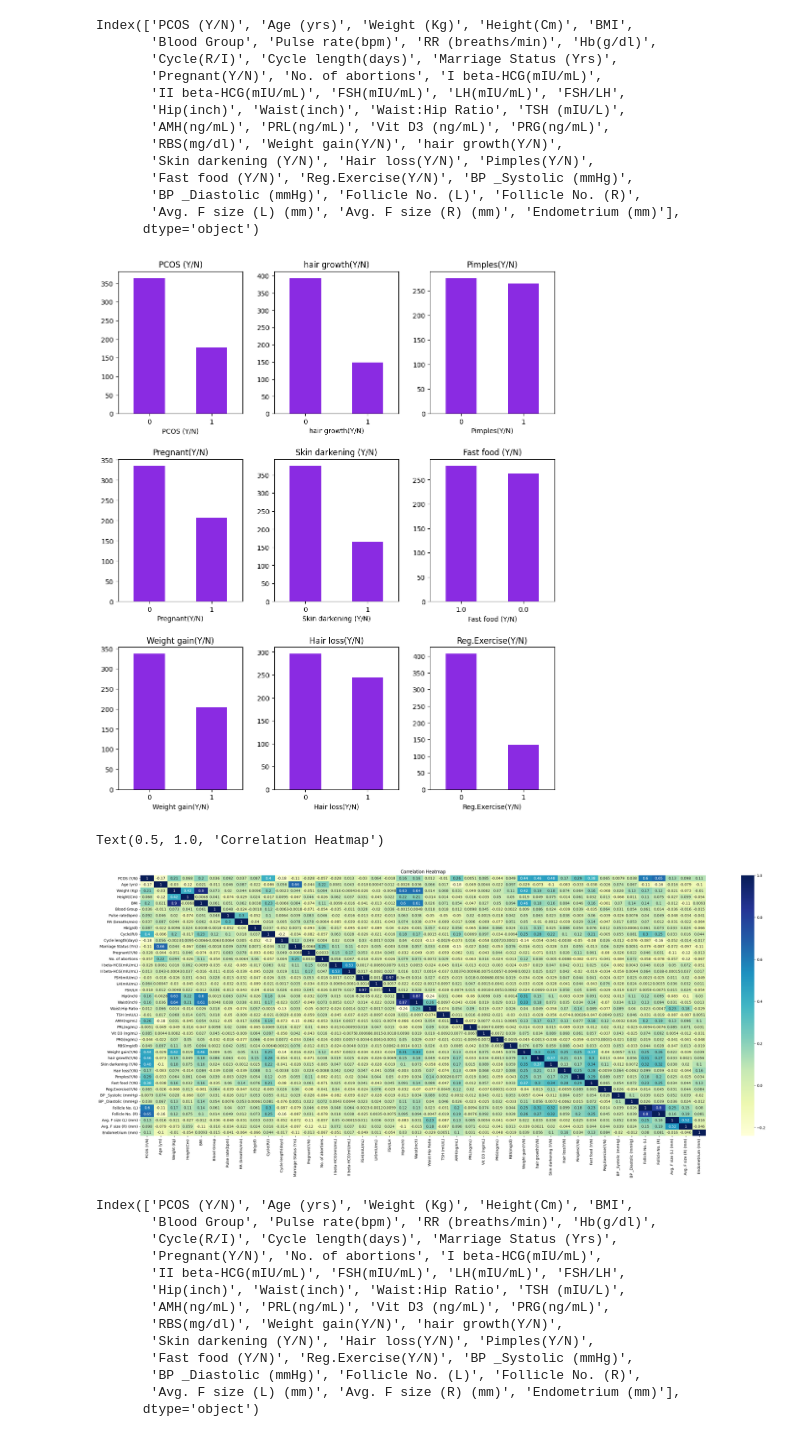
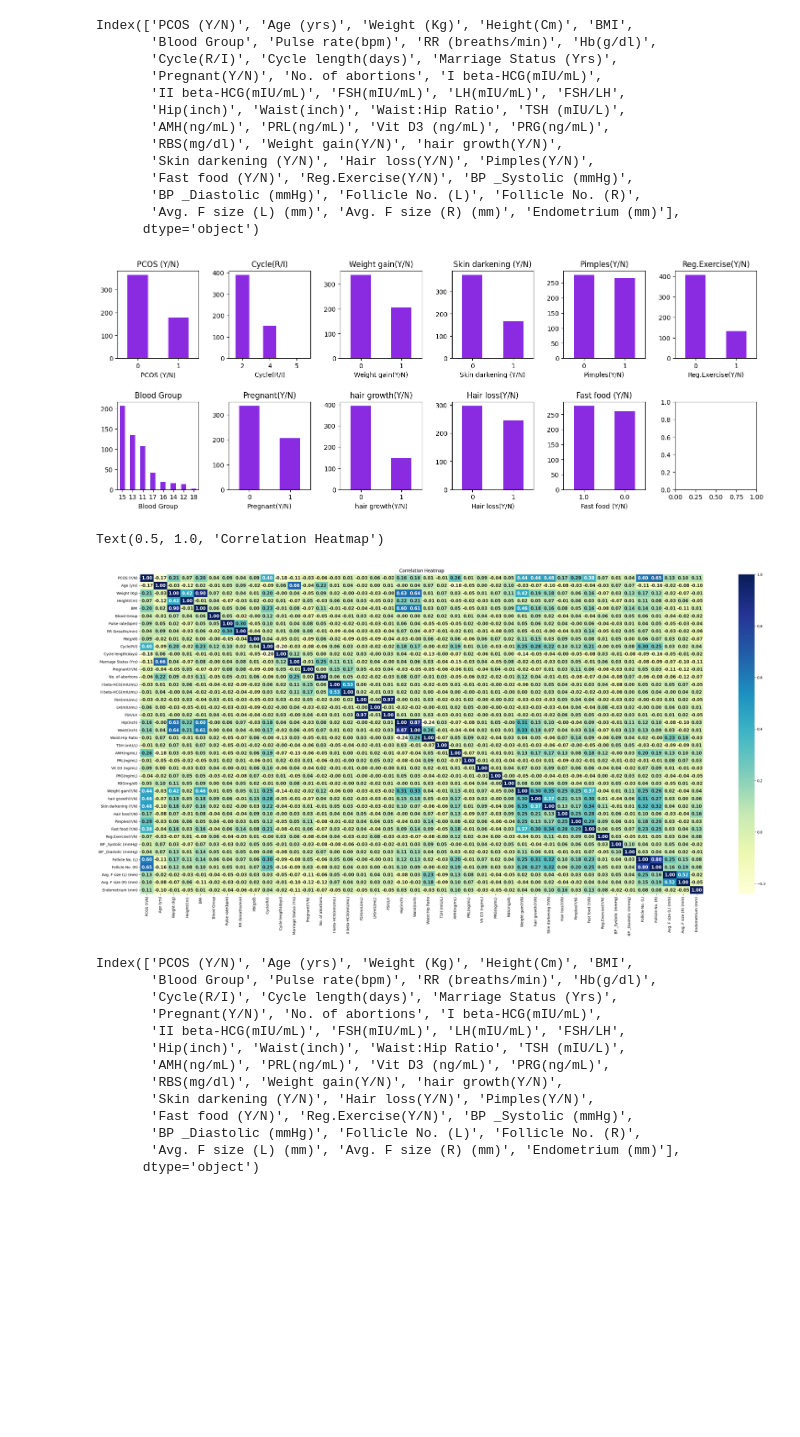
Before and after one commit to leylatulu/PCOS-Prediction, a Jupyter notebook: analysis.ipynb, the cells around one changed output. Drawn from its saved outputs; the diff is of its cells as text; code cells hidden in the pictures; blank space fills up the shorter version.

Commit message:
added new visualizations

```diff
--- a/analysis.ipynb
+++ b/analysis.ipynb
@@ -370,7 +426,7 @@ Index(['PCOS (Y/N)', 'Age (yrs)', 'Weight (Kg)', 'Height(Cm)', 'BMI',
        'Avg. F size (L) (mm)', 'Avg. F size (R) (mm)', 'Endometrium (mm)'],
       dtype='object')
 # %%
-ax = sns.kdeplot(df["Cycle length(days)"][(df['PCOS (Y/N)'] == 0)], color="Red", shade = True)
+ax = sns.kdeplot(df["Cycle length(days)"][(df['PCOS (Y/N)'] == 0)], color="Lime", shade = True)
 ax = sns.kdeplot(df["Cycle length(days)"][(df['PCOS (Y/N)'] == 1)], ax =ax, color="Blue", shade= True)
 ax.legend(["Non PCOS","PCOS"],loc='upper right')
 ax.set_ylabel('Density')
@@ -446,29 +502,35 @@ Index(['PCOS (Y/N)', 'Age (yrs)', 'Weight (Kg)', 'Height(Cm)', 'BMI',
        'Avg. F size (L) (mm)', 'Avg. F size (R) (mm)', 'Endometrium (mm)'],
       dtype='object')
 # %%
-services = ['PCOS (Y/N)', 'Pregnant(Y/N)', 'Weight gain(Y/N)', 'hair growth(Y/N)', 'Skin darkening (Y/N)',
+services = ['PCOS (Y/N)', 'Blood Group', 'Cycle(R/I)', 'Pregnant(Y/N)', 'Weight gain(Y/N)', 'hair growth(Y/N)', 'Skin darkening (Y/N)',
             'Hair loss(Y/N)', 'Pimples(Y/N)', 'Fast food (Y/N)', 'Reg.Exercise(Y/N)']
 
-fig, axes = plt.subplots(nrows = 3, ncols = 3, figsize = (10,12))
+fig, axes = plt.subplots(nrows = 2, ncols = 6, figsize = (15,6))
 for i, item in enumerate(services):
-    if i < 3:
+    if i < 2:
         ax = df[item].value_counts().plot(kind = 'bar',ax=axes[i,0],rot = 0, color='blueviolet')
-    elif i >=3 and i < 6:
-        ax = df[item].value_counts().plot(kind = 'bar',ax=axes[i-3,1],rot = 0, color='blueviolet')
-    elif i < 9:
+    elif i >=2 and i < 4:
+        ax = df[item].value_counts().plot(kind = 'bar',ax=axes[i-2,1],rot = 0, color='blueviolet')
+    elif i >=4 and i < 6:
         ax = df[item].value_counts().plot(kind = 'bar',ax=axes[i-6,2],rot = 0, color='blueviolet')
+    elif i >=6 and i < 8:
+        ax = df[item].value_counts().plot(kind = 'bar',ax=axes[i-8,3],rot = 0, color='blueviolet')
+    elif i >=8 and i < 10:
+        ax = df[item].value_counts().plot(kind = 'bar',ax=axes[i-10,4],rot = 0, color='blueviolet')
+    elif i < 12:
+        ax = df[item].value_counts().plot(kind = 'bar',ax=axes[i-12,5],rot = 0, color='blueviolet')
     ax.set_title(item)
     plt.tight_layout(pad=2.1)
 # %% [output]
-[figure, old version]
+[figure, new version]
 # %%
 corr = df.corr()
-plt.figure(figsize = (35,13))
-sns.heatmap(corr, annot = True, cmap = 'YlGnBu')
+plt.figure(figsize = (35,16))
+sns.heatmap(corr, annot = True, cmap = 'YlGnBu', fmt='.2f', annot_kws={'size': 12, 'fontweight': 'semibold'})
 plt.title('Correlation Heatmap')
 # %% [output]
 Text(0.5, 1.0, 'Correlation Heatmap')
-[figure, old version]
+[figure, new version]
 # %%
 df.columns
 # %% [output]
```
Also changed, not shown: parts of 15 cells of this notebook.
